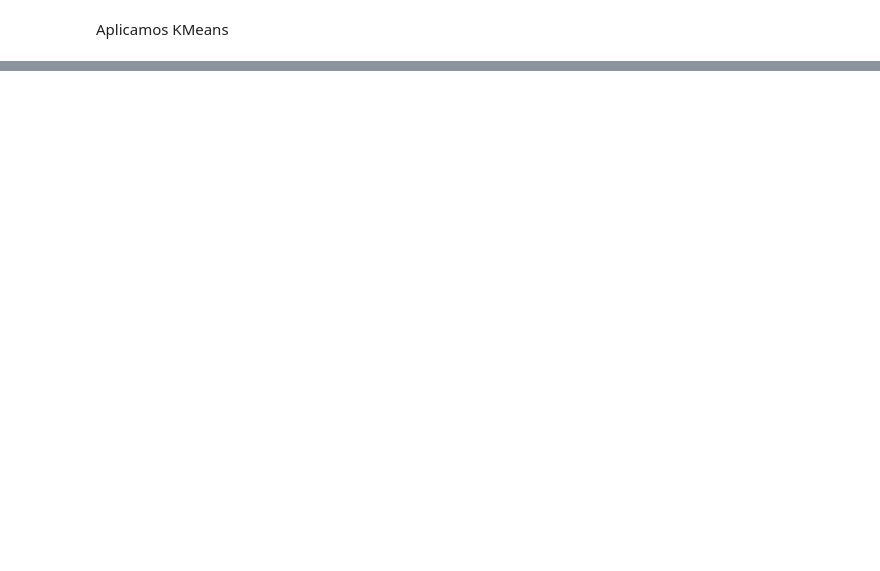
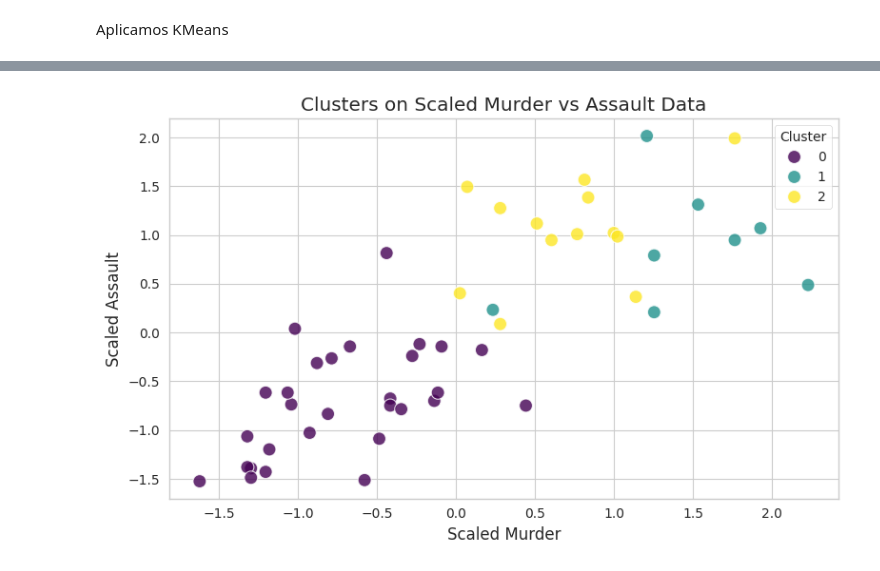
Before and after one commit to guz-vinueza/data_analytics, a Jupyter notebook: Class 14 - Dimensionality Reduction/Ejemplo_PCA.ipynb, the cells around one changed output, grey strips where cells are left out. Cells and saved outputs as stored; diff of their text form; code cells hidden in the pictures; blank space fills up the shorter version.

```diff
--- a/Class 14 - Dimensionality Reduction/Ejemplo_PCA.ipynb
+++ b/Class 14 - Dimensionality Reduction/Ejemplo_PCA.ipynb
@@ -294,0 +205,15 @@ Examine the mean of the original scaled features for each cluster to understand
+# %%
+#KMeans con dataset original
+from sklearn.cluster import KMeans
+
+k = 3
+kmeans = KMeans(n_clusters=k, random_state=42, n_init='auto')
+kmeans.fit(datos_escalados)
+
+# Add cluster labels to the original data DataFrame
+datos['Cluster'] = kmeans.labels_
+
+print("Cluster centers (scaled features):")
+print(kmeans.cluster_centers_)
+print("\nFirst 5 rows of original data with cluster labels:")
+print(datos.head())
@@ -294,0 +284,30 @@ Examine the mean of the original scaled features for each cluster to understand
+# %%
+import matplotlib.pyplot as plt
+import seaborn as sns
+import pandas as pd
+
+sns.set_style("whitegrid")
+
+# Create a DataFrame for scaled data with cluster labels for visualization
+df_scaled_clustered = pd.DataFrame(datos_escalados, columns=datos.drop(columns='Cluster').columns, index=datos.index)
+df_scaled_clustered['Cluster'] = kmeans.labels_
+
+plt.figure(figsize=(8, 5))
+sns.scatterplot(
+    x='Murder',
+    y='Assault',
+    hue='Cluster',
+    data=df_scaled_clustered,
+    palette='viridis',
+    s=100,
+    alpha=0.8,
+    legend='full'
+)
+plt.title('Clusters on Scaled Murder vs Assault Data')
+plt.xlabel('Scaled Murder')
+plt.ylabel('Scaled Assault')
+plt.grid(True)
+plt.tight_layout()
+plt.show()
+# %% [output]
+[figure, added]
```
Also changed, not shown: parts of 22 cells of this notebook.
